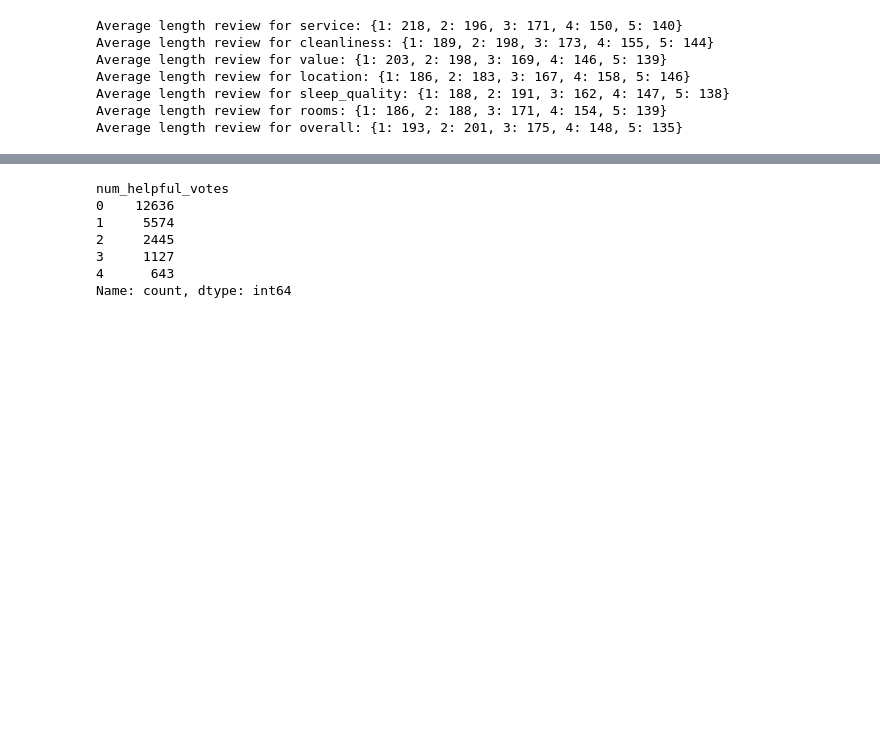
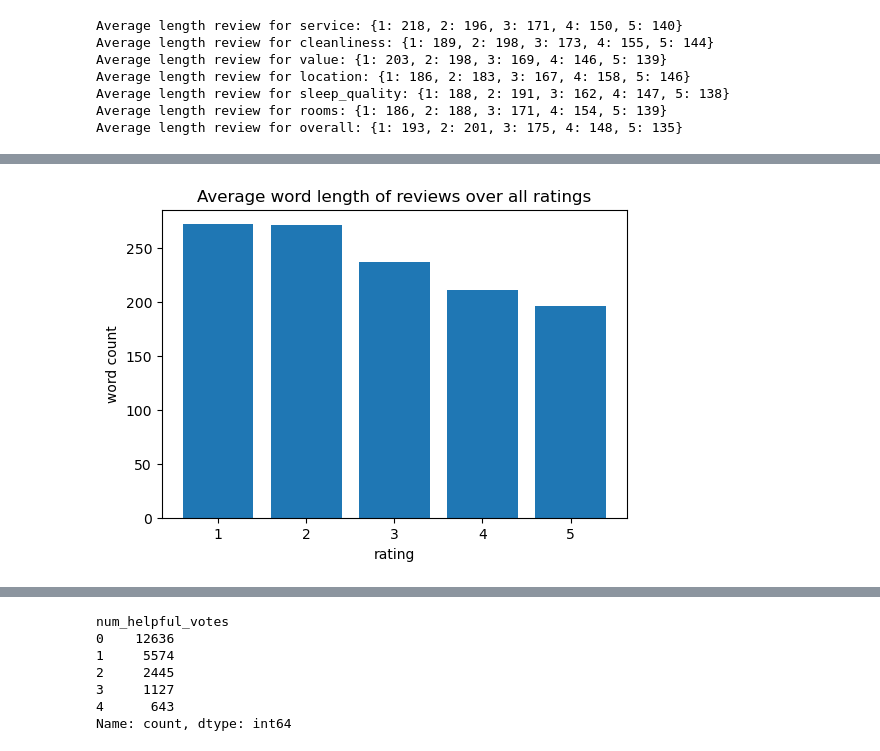
Before and after one commit to ArpanMukhopadhyay/NLP_applied, a Jupyter notebook: assignment2/ANLP_2025_S1_assignment2_a1797378_arpan_version03.ipynb, the cells around one changed output, grey strips where cells are left out. Drawn from its saved outputs; the diff is of its cells as text; code cells hidden in the pictures; blank space fills up the shorter version.

```diff
--- a/assignment2/ANLP_2025_S1_assignment2_a1797378_arpan_version03.ipynb
+++ b/assignment2/ANLP_2025_S1_assignment2_a1797378_arpan_version03.ipynb
@@ -473,3 +477,8 @@ Average length review for location: {1: 186, 2: 183, 3: 167, 4: 158, 5: 146}
 Average length review for sleep_quality: {1: 188, 2: 191, 3: 162, 4: 147, 5: 138}
 Average length review for rooms: {1: 186, 2: 188, 3: 171, 4: 154, 5: 139}
 Average length review for overall: {1: 193, 2: 201, 3: 175, 4: 148, 5: 135}
+# %%
+for v in avg_len_per_rating:
+    avg_len_per_rating[v] = avg_len_per_rating[v]//5
+
+avg_len_per_rating
@@ -496,3 +507,12 @@ for i in range(len(avg_array)):
+# %%
+plt.figure(figsize=(6,4))
+plt.bar(avg_len_per_rating.keys(), avg_len_per_rating.values())
+plt.title(f'Average word length of reviews over all ratings')
+plt.xlabel('rating')
+plt.ylabel('word count')
+plt.show()
+# %% [output]
+[figure, added]
 # %%
 train_data_new.head()
 # %% [output]
```
Also changed, not shown: parts of 20 cells of this notebook, 1 other file.
